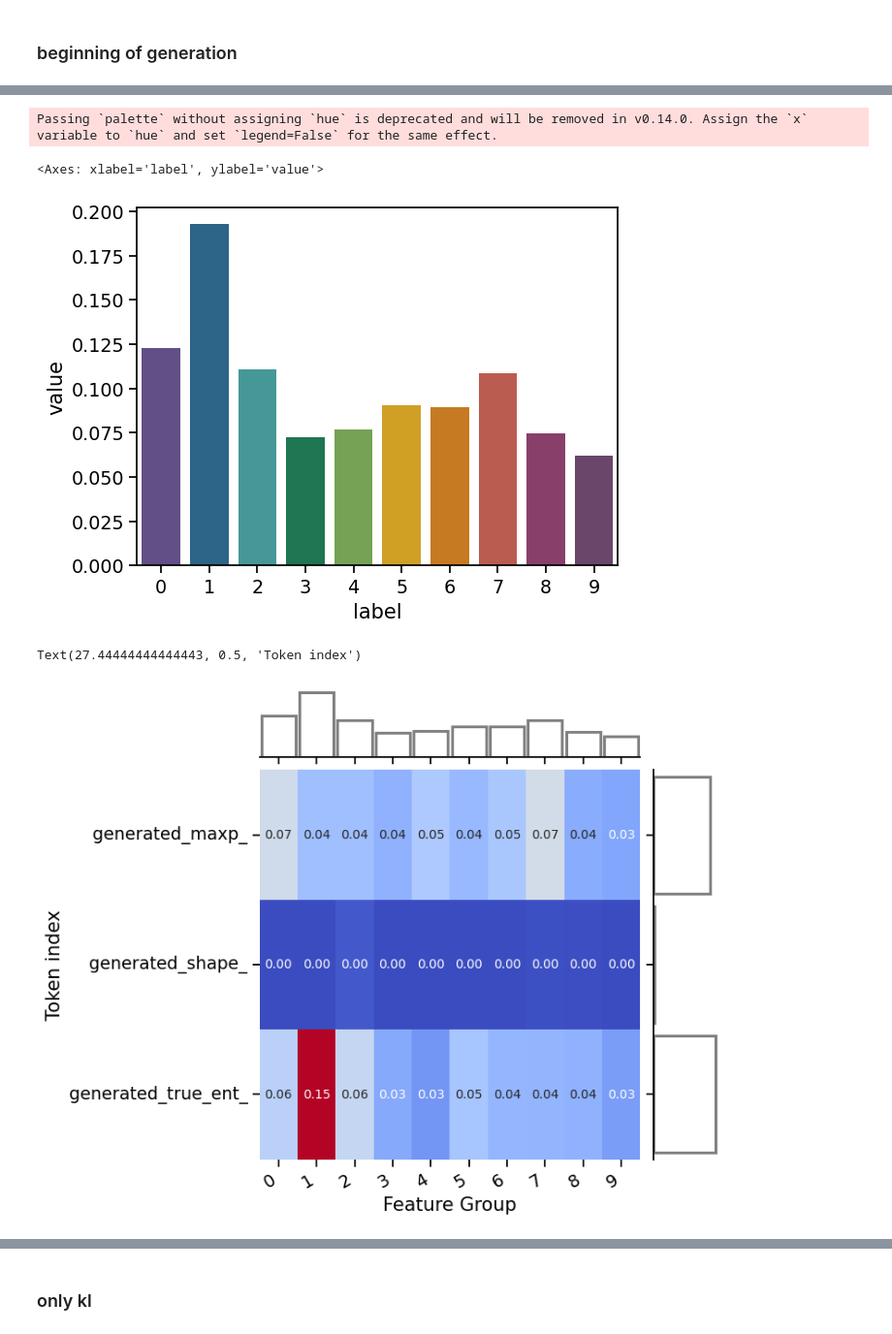
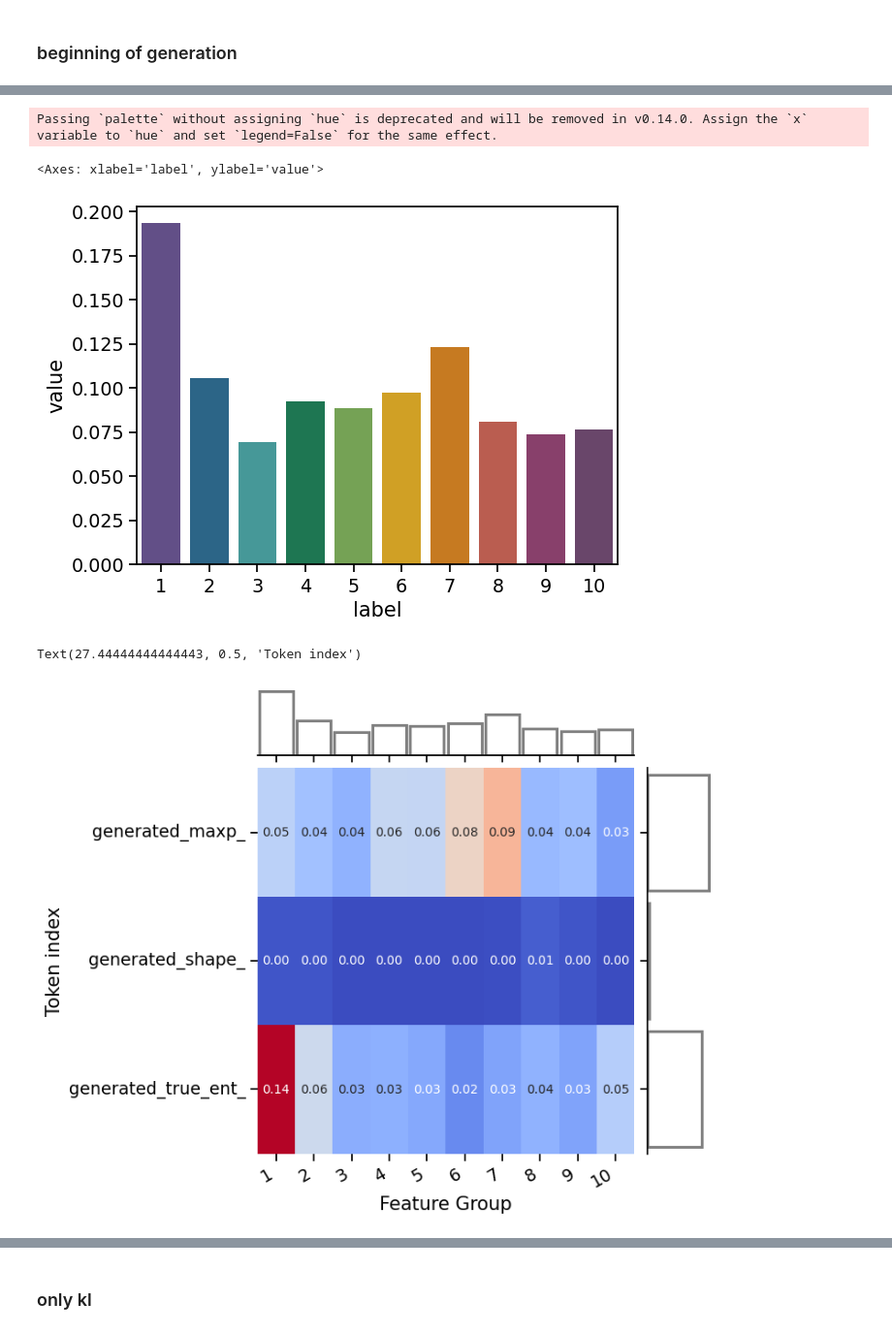
Before and after one commit to carloalbertobono/llm-uncertainty, a Jupyter notebook: pipeline-classifier.ipynb, the cells around one changed output, grey strips where cells are left out. Shown at 97% size. Drawn from its saved outputs; the diff is of its cells as text; code cells hidden in the pictures.

```diff
--- a/pipeline-classifier.ipynb
+++ b/pipeline-classifier.ipynb
@@ -137,0 +154,12 @@ mmg = pd.concat([mmg, mmp_e], axis=0).sort_values(["run", "pid", "tok"])
+# %%
+### BEWARE: here we move first generated token in postilla as a FALLBACK (waiting to regenerate files)
+### motivated by observability
+generated_min = mmg[mmg.segment=='generated'].tokzero.min()
+print(generated_min)
+
+postilla_max = mmg[mmg.segment=='postilla'].tokzero.max()
+print(postilla_max)
+
+mask = (mmg.segment=='generated') & (mmg.tokzero==0)
+mmg.loc[mask, 'tokzero'] = postilla_max + 1
+mmg.loc[mask, 'segment'] = 'postilla'
@@ -144,7 +186,7 @@ N = 10
 selected_features = ['shape', 'true_ent', 'maxp']
 
 # beginning of generation bears more information (AUC) than end of generation
-ds = mmg[(mmg.segment=='generated') & (mmg.tokzero<N)][['run', 'pid', 'tokzero'] + selected_features]
+ds = mmg[(mmg.segment=='generated') & (mmg.tokzero<=N)][['run', 'pid', 'tokzero'] + selected_features]
 
 # WARNING: pivoting will generate null values if N < min generated length
 ds = ds.pivot(index=['run', 'pid'], columns='tokzero', values=selected_features).reset_index()
@@ -326,9 +367,9 @@ sns.barplot(index_importances, palette=palette)
 # %% [output]
 Passing `palette` without assigning `hue` is deprecated and will be removed in v0.14.0. Assign the `x` variable to `hue` and set `legend=False` for the same effect.
 <Axes: xlabel='label', ylabel='value'>
-[figure, old version]
+[figure, new version]
 # %%
-_toplot = vals.pivot_table(index=['grp'], columns='label', values='value')
+_toplot = vals.pivot_table(index=['grp'], columns='label', values='value', aggfunc='sum')
 
 grid = sns.JointGrid()
 
@@ -340,32 +381,32 @@ sns.barplot(_toplot.sum(), ax=grid.ax_marg_x, width=0.9, fill=False, color='grey
 
 sns.barplot(_toplot.sum(axis=1), ax=grid.ax_marg_y, orient='h', width=0.9, fill=False, color='grey')
 
 # Offset value (just half an unit)
 _off = .5
 
 # Fix x
 _xmin, _xmax = grid.ax_joint.get_xlim()
 grid.ax_joint.set_xlim(_xmin+_off, _xmax+_off)
 for bar in grid.ax_marg_x.containers[0]:
     bar.set_x(bar.get_x() + _off)
 
 # Fix y
 _ymin, _ymax = grid.ax_joint.get_ylim()
 grid.ax_joint.set_ylim(_ymin+_off, _ymax+_off)
 for bar in grid.ax_marg_y.containers[0]:
     bar.set_y(bar.get_y() + _off)
 
 # Need to use this to set the horizontal_alignment
 grid.ax_joint.set_xticklabels(
     grid.ax_joint.get_xticklabels(),
     rotation=30,
     ha='right'
 )
 grid.ax_joint.yaxis.set_tick_params(rotation=0)
 
 grid.ax_joint.set_xlabel('Feature Group')
 grid.ax_joint.set_ylabel('Token index')
 # %% [output]
 Text(27.44444444444443, 0.5, 'Token index')
-[figure, old version]
+[figure, new version]
 # %% [markdown]
```
Also changed, not shown: parts of 52 cells of this notebook, 11 other files.
